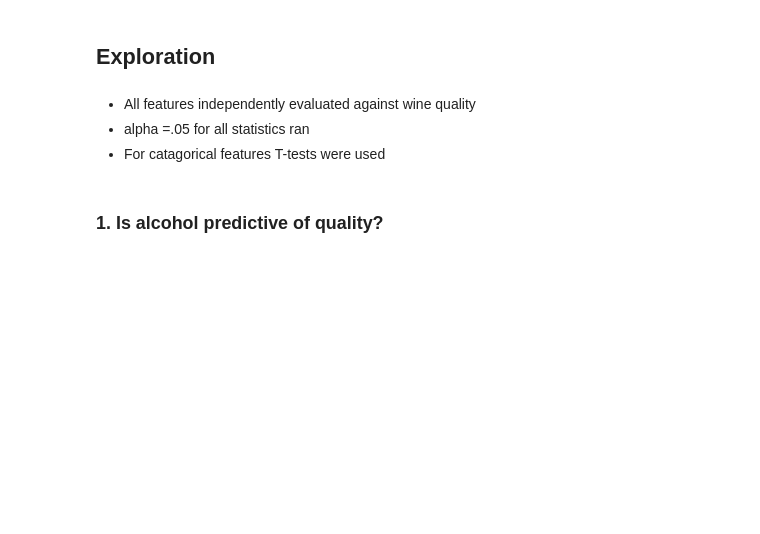
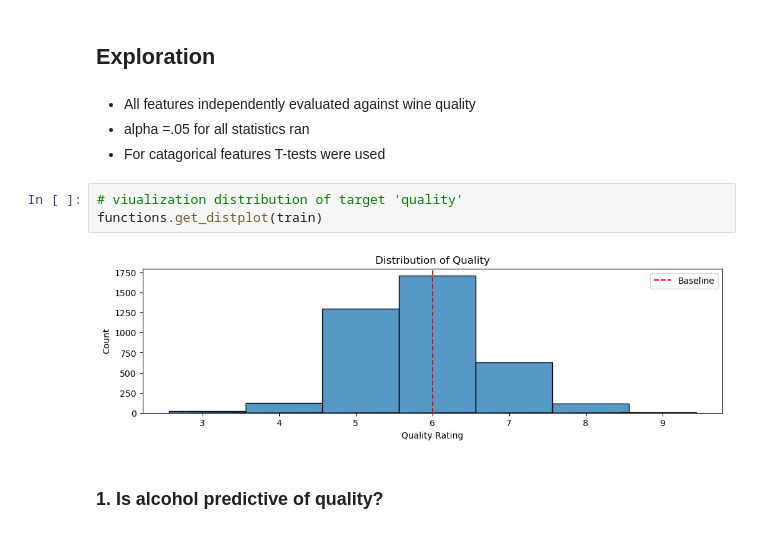
Before and after one commit to Wine-team-scott-and-manuel/wine-project, a Jupyter notebook: final_report .ipynb, the cells around one changed output. Saved outputs shown, nothing was run; the diff lists cells and outputs as text; blank space fills up the shorter version.

```diff
--- a/final_report .ipynb
+++ b/final_report .ipynb
@@ -105,6 +110,11 @@ train.describe()
 * All features independently evaluated against wine quality
 * alpha =.05 for all statistics ran
 * For catagorical features T-tests were used
+# %%
+# viualization distribution of target 'quality'
+functions.get_distplot(train)
+# %% [output]
+[figure, added]
 # %% [markdown]
 ### 1. Is alcohol predictive of quality?
 # %%
```
Also changed, not shown: parts of 28 cells of this notebook, 2 other files.
